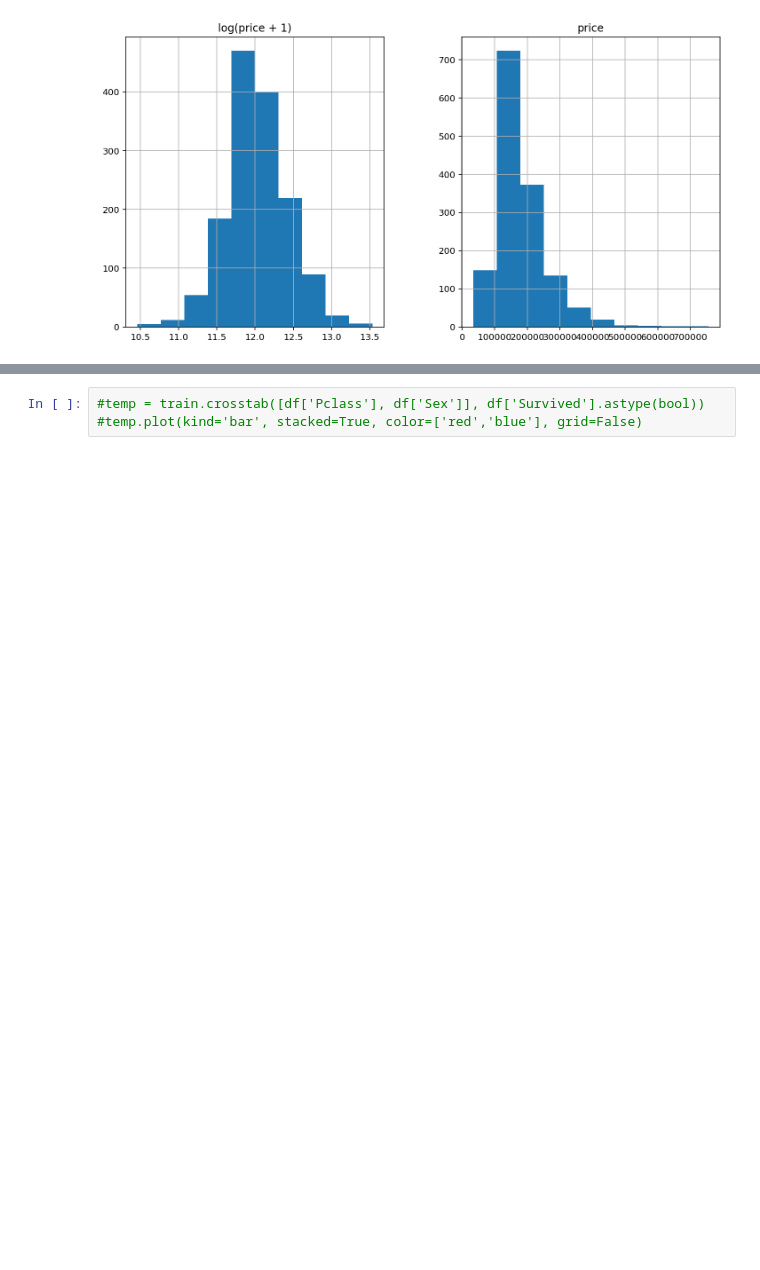
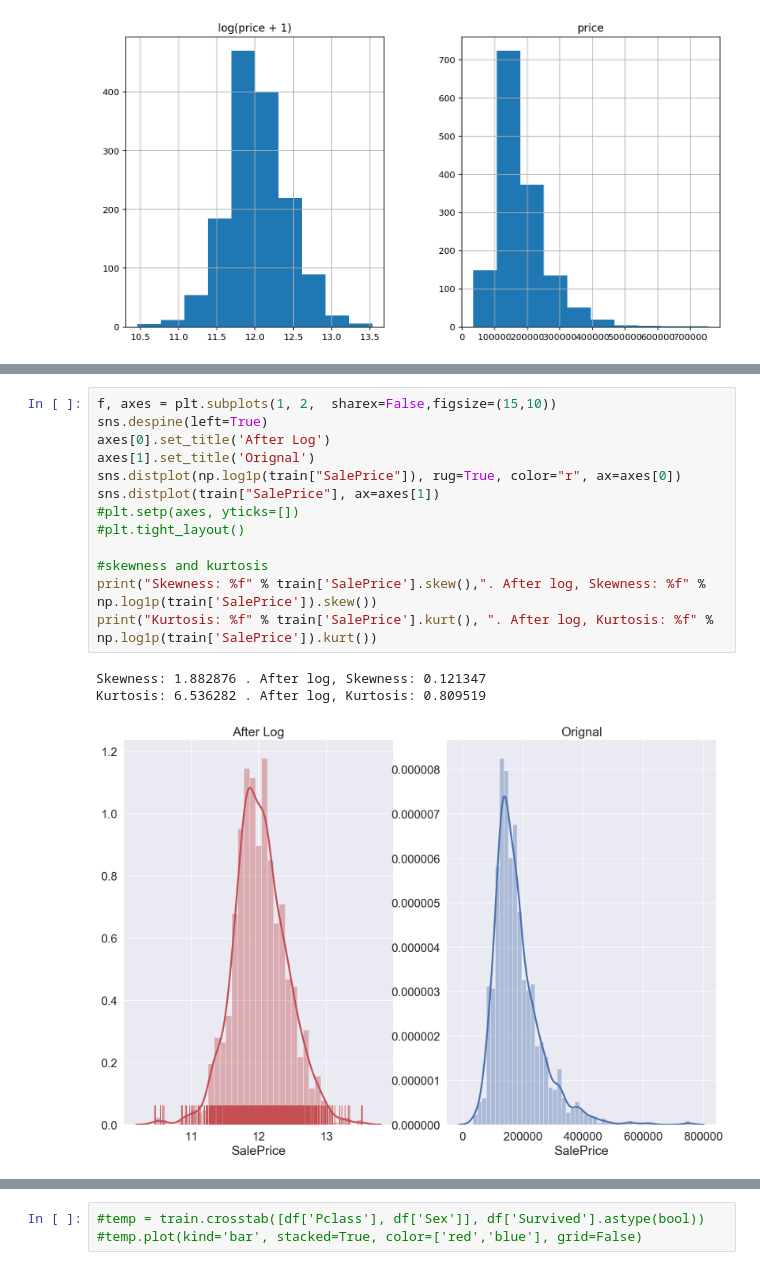
Before and after one commit to monkeyxite/kaggle, a Jupyter notebook: regularized-linear-models/regularized-linear-models.ipynb, the cells around one changed output, grey strips where cells are left out. Cells and saved outputs as stored; diff of their text form; blank space fills up the shorter version.

```diff
--- a/regularized-linear-models/regularized-linear-models.ipynb
+++ b/regularized-linear-models/regularized-linear-models.ipynb
@@ -177,0 +198,17 @@ array([[<matplotlib.axes._subplots.AxesSubplot object at 0x...>,
+# %%
+f, axes = plt.subplots(1, 2,  sharex=False,figsize=(15,10))
+sns.despine(left=True)
+axes[0].set_title('After Log')
+axes[1].set_title('Orignal')
+sns.distplot(np.log1p(train["SalePrice"]), rug=True, color="r", ax=axes[0])
+sns.distplot(train["SalePrice"], ax=axes[1])
+#plt.setp(axes, yticks=[])
+#plt.tight_layout()
+
+#skewness and kurtosis
+print("Skewness: %f" % train['SalePrice'].skew(),". After log, Skewness: %f" % np.log1p(train['SalePrice']).skew())
+print("Kurtosis: %f" % train['SalePrice'].kurt(), ". After log, Kurtosis: %f" % np.log1p(train['SalePrice']).kurt())
+# %% [output]
+Skewness: 1.882876 . After log, Skewness: 0.121347
+Kurtosis: 6.536282 . After log, Kurtosis: 0.809519
+[figure, added]
```
Also changed, not shown: parts of 8 cells of this notebook.
